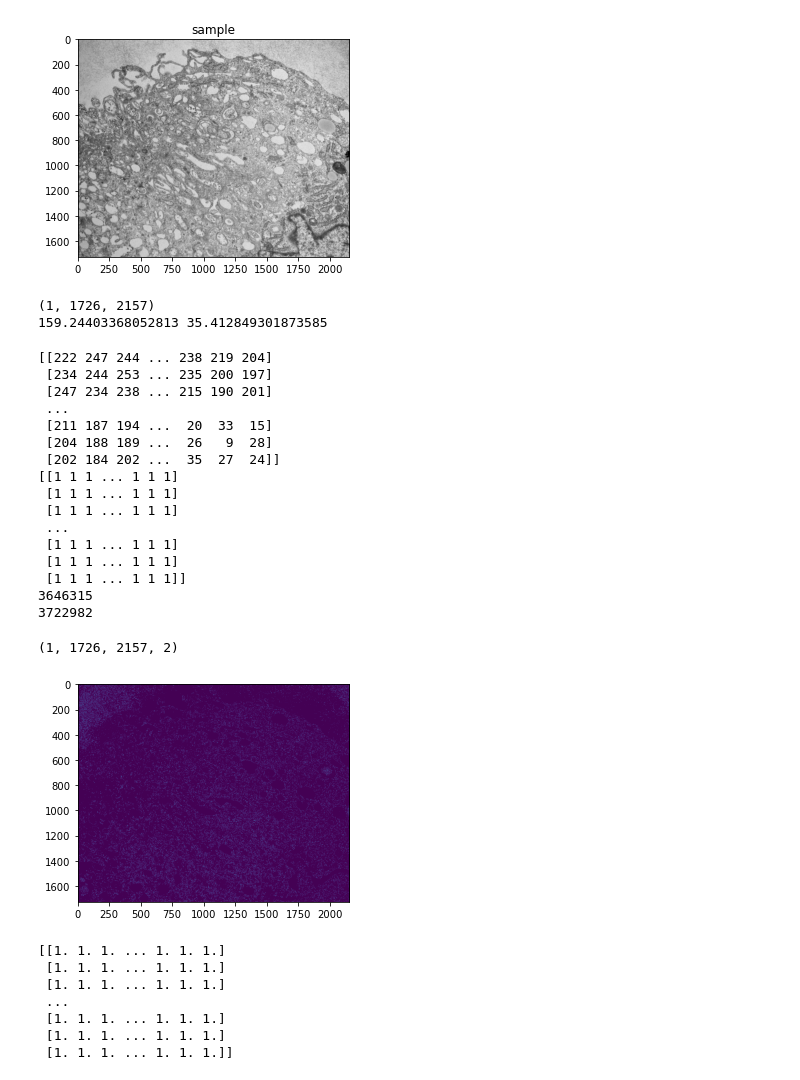
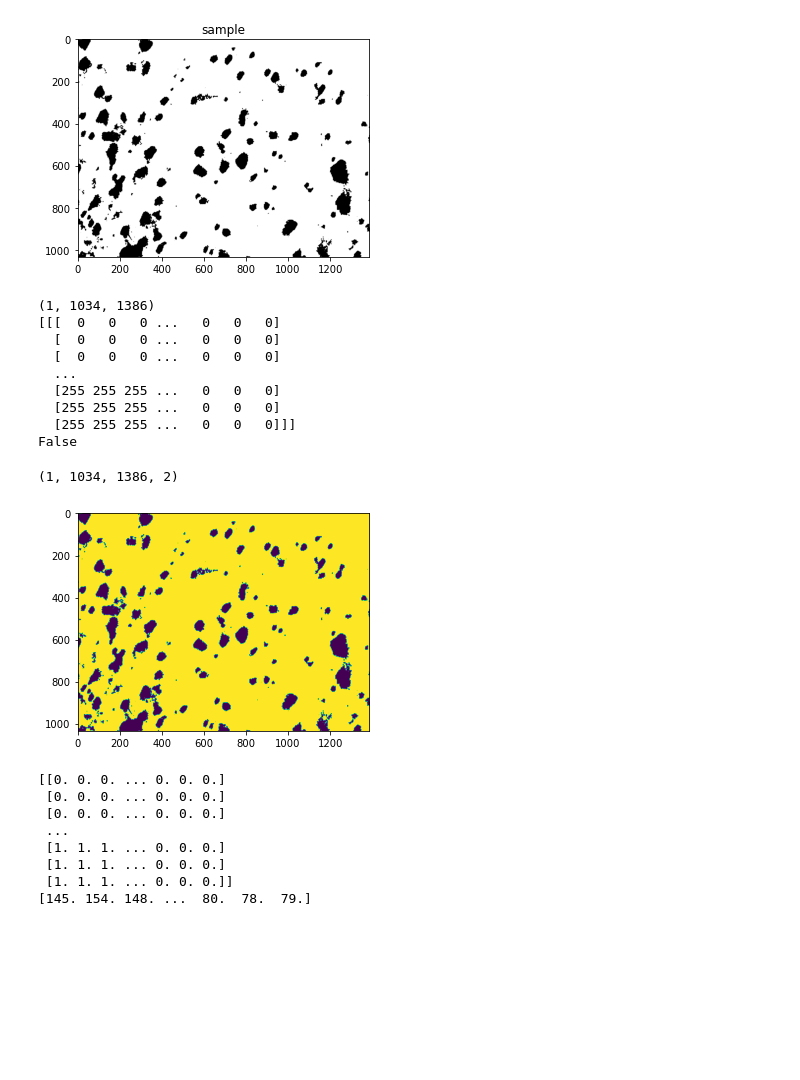
Before and after one commit to vivelakorea/pymks, a Jupyter notebook: practice_vivelakorea/PrimitiveTransformer.ipynb, the cells around one changed output. Drawn from its saved outputs; the diff is of its cells as text; code cells hidden in the pictures; blank space fills up the shorter version.

```diff
--- a/practice_vivelakorea/PrimitiveTransformer.ipynb
+++ b/practice_vivelakorea/PrimitiveTransformer.ipynb
@@ -7,48 +7,31 @@ from pymks import (
     PrimitiveTransformer,
 )
 # %%
-im = Image.open('sample.tiff')
+im = Image.open('AlScEr_bin.png')
 plt.figure()
 plt.imshow(im, cmap='gray')
 plt.title('sample')
 plt.show()
 # %% [output]
-[figure, old version]
+[figure, new version]
 # %%
 imarray = np.expand_dims(np.array(im), axis=0)
 # %%
 print(imarray.shape)
-mean = np.mean(imarray[0])
-std = np.std(imarray[0])
-print(mean, std)
+print(imarray)
+print(np.sum(imarray[0]) == 1034*1386)
 # %% [output]
-(1, 1726, 2157)
-159.24403368052813 35.412849301873585
+(1, 1034, 1386)
+[[[  0   0   0 ...   0   0   0]
+  [  0   0   0 ...   0   0   0]
+  [  0   0   0 ...   0   0   0]
+  ...
+  [255 255 255 ...   0   0   0]
+  [255 255 255 ...   0   0   0]
+  [255 255 255 ...   0   0   0]]]
+False
-# %%
-imarray[0] = np.array(imarray[0] - mean)
-print(imarray[0])
-imarray[0] = np.where(imarray[0] > 0, 1, 0)
-print(imarray[0])
-print(imarray.sum())
-print(imarray[0].shape[0]*imarray[0].shape[1])
-# %% [output]
-[[222 247 244 ... 238 219 204]
- [234 244 253 ... 235 200 197]
- [247 234 238 ... 215 190 201]
- ...
- [211 187 194 ...  20  33  15]
- [204 188 189 ...  26   9  28]
- [202 184 202 ...  35  27  24]]
-[[1 1 1 ... 1 1 1]
- [1 1 1 ... 1 1 1]
- [1 1 1 ... 1 1 1]
- ...
- [1 1 1 ... 1 1 1]
- [1 1 1 ... 1 1 1]
- [1 1 1 ... 1 1 1]]
-3646315
-3722982
 # %%
+imarray = np.where(imarray == 255, 1, 0)
 data = PrimitiveTransformer().transform(imarray)
 print(data.shape)
 plt.figure()
@@ -56,13 +39,15 @@ plt.imshow(data[0,:,:,0])
 plt.show()
 
 print(np.asarray(data[0,:,:,1]))
+print(sum(np.asarray(data[0,:,:,1])))
 # %% [output]
-(1, 1726, 2157, 2)
+(1, 1034, 1386, 2)
-[figure, old version]
+[figure, new version]
-[[1. 1. 1. ... 1. 1. 1.]
- [1. 1. 1. ... 1. 1. 1.]
- [1. 1. 1. ... 1. 1. 1.]
+[[0. 0. 0. ... 0. 0. 0.]
+ [0. 0. 0. ... 0. 0. 0.]
+ [0. 0. 0. ... 0. 0. 0.]
  ...
- [1. 1. 1. ... 1. 1. 1.]
- [1. 1. 1. ... 1. 1. 1.]
- [1. 1. 1. ... 1. 1. 1.]]
+ [1. 1. 1. ... 0. 0. 0.]
+ [1. 1. 1. ... 0. 0. 0.]
+ [1. 1. 1. ... 0. 0. 0.]]
+[145. 154. 148. ...  80.  78.  79.]
```
Also changed, not shown: 3 other files.
